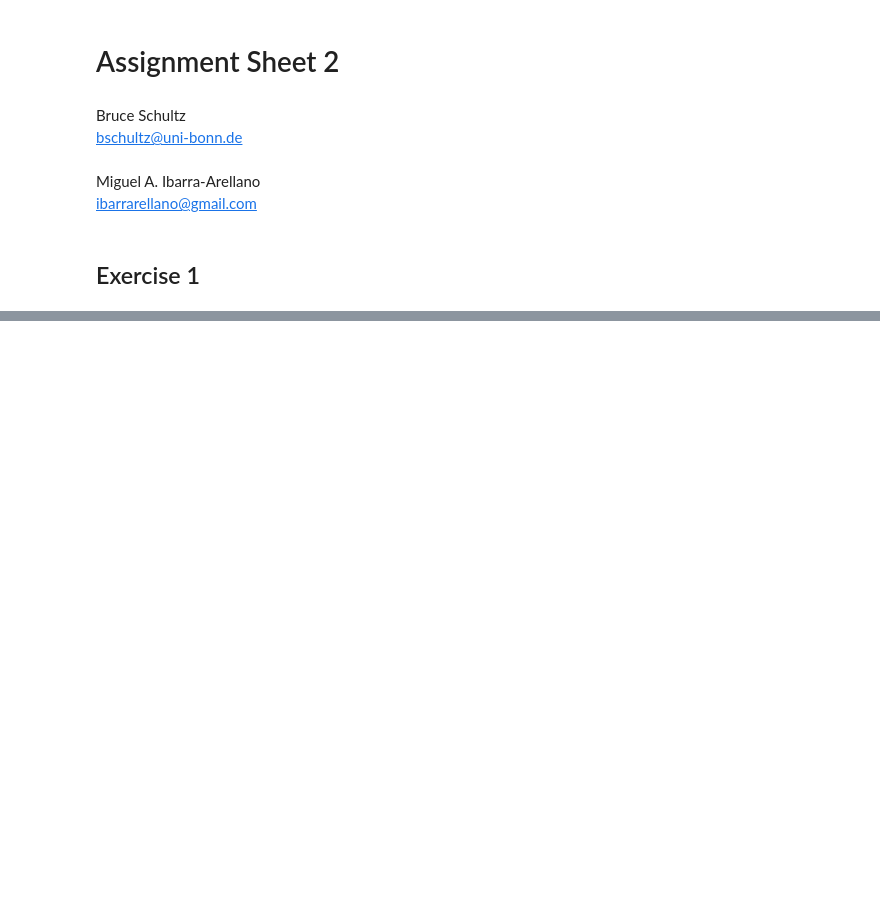
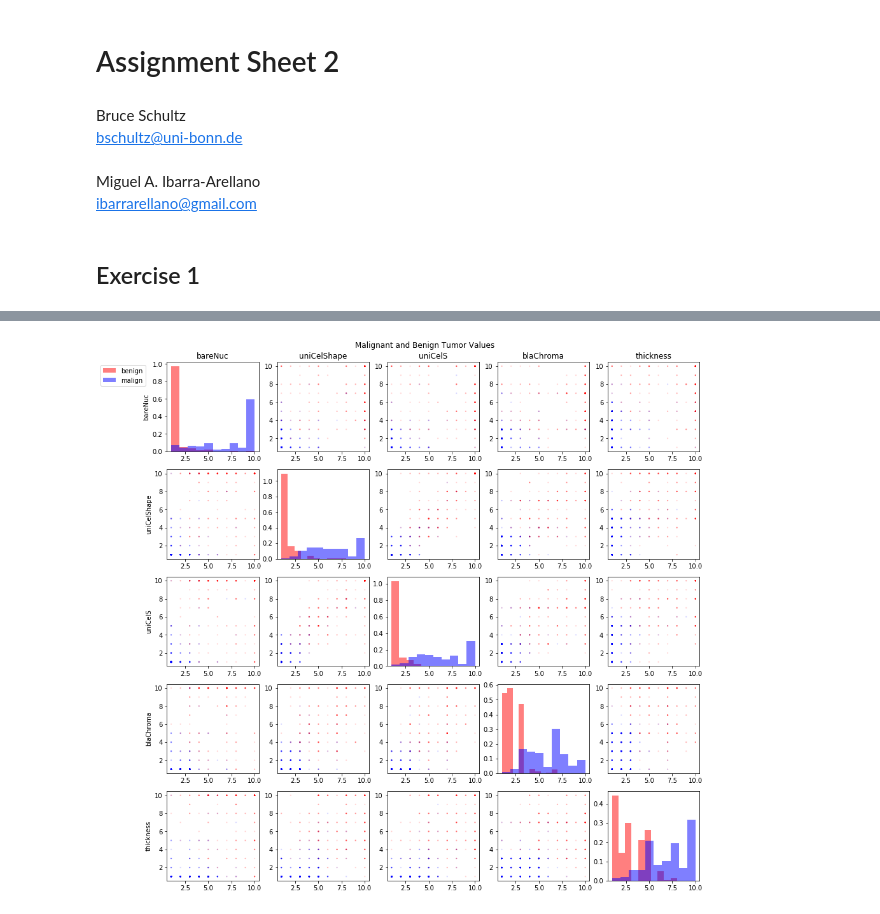
Before and after one commit to brucetony/VisComp, a Jupyter notebook: vclsi-2-Schultz-Ibarra.ipynb, the cells around one changed output, grey strips where cells are left out. Saved outputs shown, nothing was run; the diff lists cells and outputs as text; code cells hidden in the pictures; blank space fills up the shorter version.

```diff
--- a/vclsi-2-Schultz-Ibarra.ipynb
+++ b/vclsi-2-Schultz-Ibarra.ipynb
@@ -10,0 +20,8 @@ ibarrarellano@gmail.com
+# %%
+def interpolate_by_mean(column):
+    """
+    Interpolates missing values by the mean
+    :param column: A pandas dataframe
+    :return: A pandas dataframe containing the column names which have null values
+    """
+    return column.fillna(int(round(column.mean()))) if any(column.isnull()) else column
@@ -10,0 +53,3 @@ ibarrarellano@gmail.com
+# %%
+def color_list(variableList):
+    return ["blue" if row == 2 else "red" for row in variableList]
@@ -182,0 +95,73 @@ DSC of thickness and blaChroma = 93.41917024320458
+# %%
+
+
+# input file
+path = "breast-cancer-wisconsin.xlsx"
+
+# Read file to pandasDF
+data_df = pd.read_excel(os.path.abspath(path),index_col="code")
+
+# For the momment let's just interpolate missing data by class
+# Interpolating missing values to each column
+data_2_imputed = data_df[data_df["class"]==2].apply(interpolate_by_mean, axis=0)
+data_4_imputed = data_df[data_df["class"]==4].apply(interpolate_by_mean, axis=0)
+data_imputed = pd.concat([data_4_imputed,data_2_imputed])
+
+# Calculate F-Score for the imputed data
+fscores = data_imputed.apply(get_f_score, axis=0, exclude=["class"],
+                             groups=[data_2_imputed,data_4_imputed])
+
+# Sort fscores
+fscores = fscores.sort_values(ascending=False)
+
+# Subset data based on most significant attributes
+# Generate figure for plots to be plotted in
+n = 5 # Number of attributes to be used
+fig, subs = plt.subplots(n, n, figsize=(15, 15))
+fig.suptitle('Malignant and Benign Tumor Values', x=0.5, y=0.91)
+
+# zip together the column names and the possition on the matrix
+# this will avoid using nested loops
+col = product(fscores[:n].index,repeat=2)
+idx = product(range(n),repeat=2)
+
+# iterate over columns(c1,c2) combinations and plot
+for attr, idx in zip(col,idx):
+    # Unpacking values
+    i, j         = idx
+    attrx, attry = attr
+
+    # For the diagonal, plot histograms
+    if i==j:
+        subs[i,j].hist(data_imputed[attrx][data_imputed["class"]==2], color="red",
+                       alpha=0.5, histtype='bar', density=True, label= "benign")
+        subs[i,j].hist(data_imputed[attrx][data_imputed["class"]==4], color="blue",
+                       alpha=0.5, histtype='bar', density=True, label= "malign")
+
+    # Otherwise plot scatterplots
+    else:
+        subs[i, j].scatter(data_imputed[attrx], data_imputed[attry], alpha=0.1,
+                           c=color_list(data_imputed["class"].values), s=2)
+        benign_a1 = list(data_imputed[data_imputed['class'] == 2][attrx])
+        benign_a2 = list(data_imputed[data_imputed['class'] == 2][attry])
+        malig_a1 = list(data_imputed[data_imputed['class'] == 4][attrx])
+        malig_a2 = list(data_imputed[data_imputed['class'] == 4][attry])
+        all_points = [list(zip(benign_a1, benign_a2)), list(zip(malig_a1, malig_a2))]
+        print('DSC of {} and {} = {}'.format(attrx, attry, DSC(all_points)))
+
+    # Print titles for columns
+    if i==0:
+        subs[i,j].set_title(attry)
+
+    # Print titles for rows
+    if j==0:
+        subs[i,j].set_ylabel(attrx)
+
+
+# Figure attributes
+subs[0, 0].legend(bbox_to_anchor=(-0.2, 1.0))
+
+
+fig.savefig('Scatter Plot.png')
+#fig.show()
+# %% [output]
@@ -183,2 +188,3 @@ DSC of thickness and blaChroma = 93.41917024320458
+[figure, added]
 # %%
 #TODO answer questions
```
Also changed, not shown: parts of 8 cells of this notebook.
